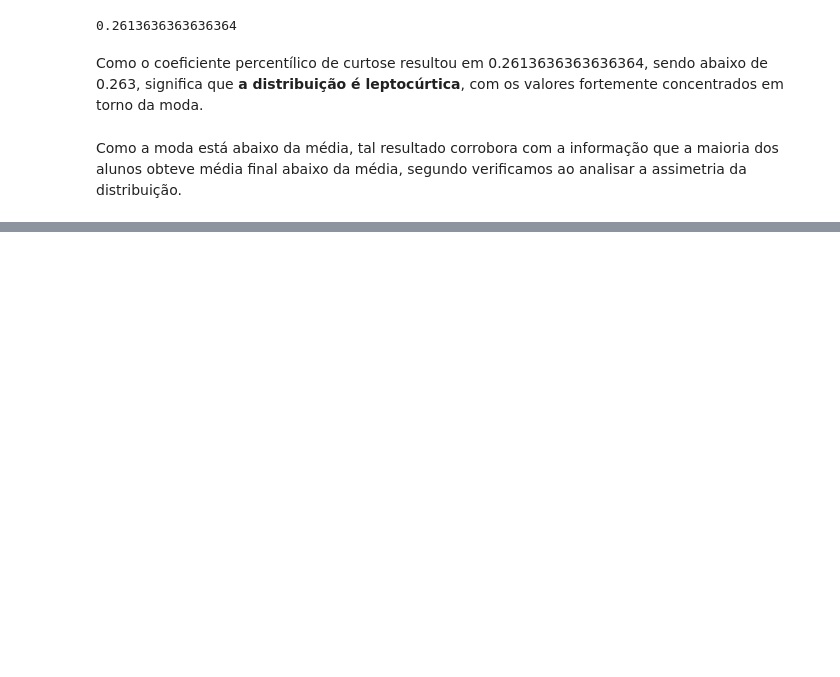
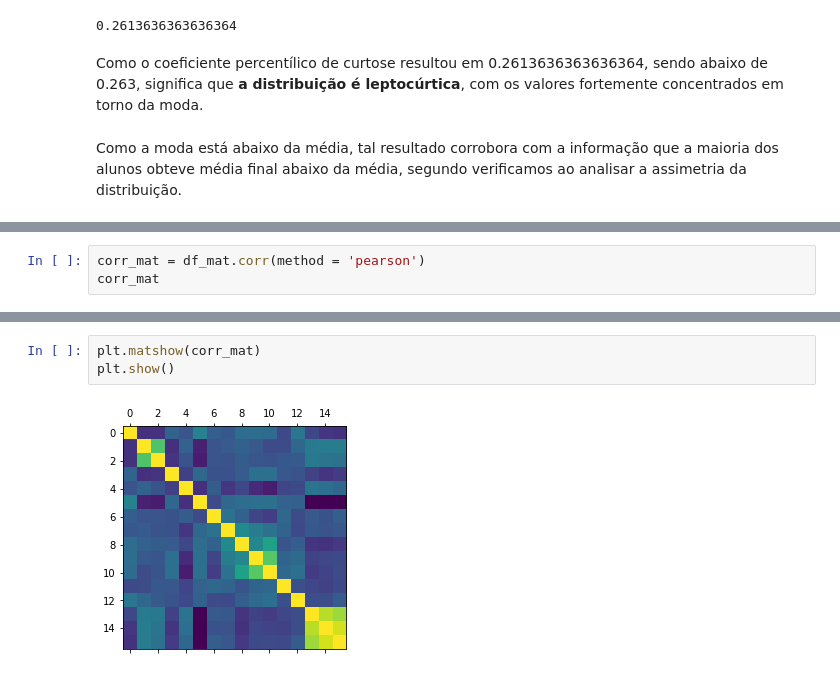
Before and after one commit to shl0mo/DataAnalysis_Students-Pandas, a Jupyter notebook: Estudantes.ipynb, the cells around one changed output, grey strips where cells are left out. Saved outputs shown, nothing was run; the diff lists cells and outputs as text; blank space fills up the shorter version.

```diff
--- a/Estudantes.ipynb
+++ b/Estudantes.ipynb
@@ -235,0 +285,3 @@ Como a moda está abaixo da média, tal resultado corrobora com a informação q
+# %%
+corr_mat = df_mat.corr(method = 'pearson')
+corr_mat
@@ -235,0 +306,5 @@ Como a moda está abaixo da média, tal resultado corrobora com a informação q
+# %%
+plt.matshow(corr_mat)
+plt.show()
+# %% [output]
+[figure, added]
```
Also changed, not shown: parts of 19 cells of this notebook.
